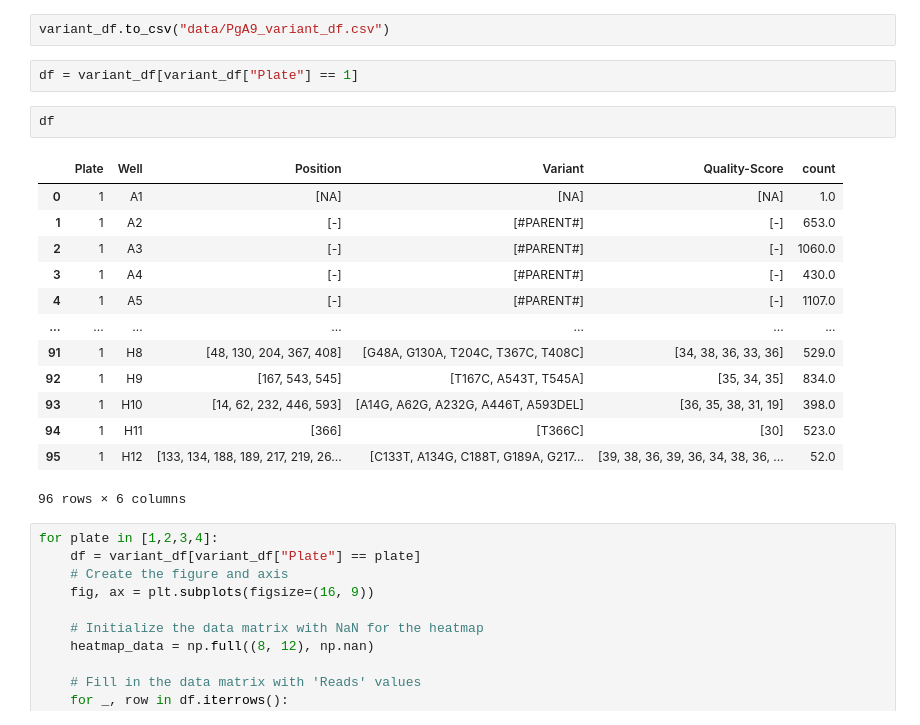
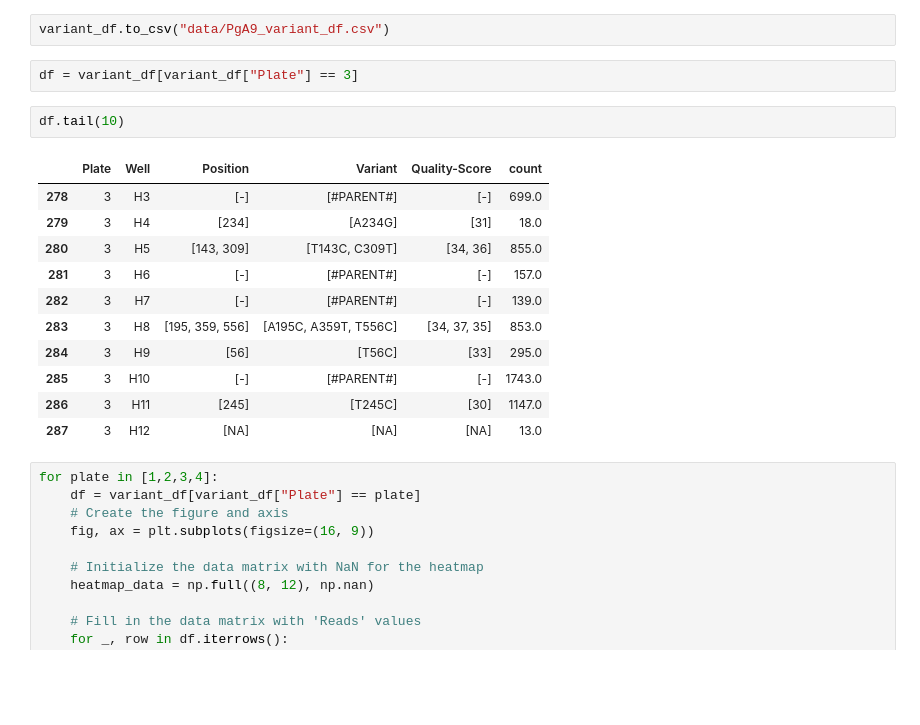
Before and after one commit to fhalab/LevSeq, a Jupyter notebook: examples/data_analysis.ipynb, the cells around one changed output. Cells and saved outputs as stored; diff of their text form; blank space fills up the shorter version.

```diff
--- a/examples/data_analysis.ipynb
+++ b/examples/data_analysis.ipynb
@@ -905,23 +911,21 @@ variant_df = analyser.get_variant_df_custom(demultiplexer_path, template_fasta,
 # %%
 variant_df.to_csv("data/PgA9_variant_df.csv")
 # %%
-df = variant_df[variant_df["Plate"] == 1]
+df = variant_df[variant_df["Plate"] == 3]
 # %%
-df
+df.tail(10)
 # %% [output]
 |  | Plate | Well | Position | Variant | Quality-Score | count |
-| 0 | 1 | A1 | [NA] | [NA] | [NA] | 1.0 |
-| 1 | 1 | A2 | [-] | [#PARENT#] | [-] | 653.0 |
-| 2 | 1 | A3 | [-] | [#PARENT#] | [-] | 1060.0 |
-| 3 | 1 | A4 | [-] | [#PARENT#] | [-] | 430.0 |
-| 4 | 1 | A5 | [-] | [#PARENT#] | [-] | 1107.0 |
-| ... | ... | ... | ... | ... | ... | ... |
-| 91 | 1 | H8 | [48, 130, 204, 367, 408] | [G48A, G130A, T204C, T367C, T408C] | [34, 38, 36, 33, 36] | 529.0 |
-| 92 | 1 | H9 | [167, 543, 545] | [T167C, A543T, T545A] | [35, 34, 35] | 834.0 |
-| 93 | 1 | H10 | [14, 62, 232, 446, 593] | [A14G, A62G, A232G, A446T, A593DEL] | [36, 35, 38, 31, 19] | 398.0 |
-| 94 | 1 | H11 | [366] | [T366C] | [30] | 523.0 |
-| 95 | 1 | H12 | [133, 134, 188, 189, 217, 219, 26... | [C133T, A134G, C188T, G189A, G217... | [39, 38, 36, 39, 36, 34, 38, 36, ... | 52.0 |
+| 278 | 3 | H3 | [-] | [#PARENT#] | [-] | 699.0 |
+| 279 | 3 | H4 | [234] | [A234G] | [31] | 18.0 |
+| 280 | 3 | H5 | [143, 309] | [T143C, C309T] | [34, 36] | 855.0 |
+| 281 | 3 | H6 | [-] | [#PARENT#] | [-] | 157.0 |
+| 282 | 3 | H7 | [-] | [#PARENT#] | [-] | 139.0 |
+| 283 | 3 | H8 | [195, 359, 556] | [A195C, A359T, T556C] | [34, 37, 35] | 853.0 |
+| 284 | 3 | H9 | [56] | [T56C] | [33] | 295.0 |
+| 285 | 3 | H10 | [-] | [#PARENT#] | [-] | 1743.0 |
+| 286 | 3 | H11 | [245] | [T245C] | [30] | 1147.0 |
+| 287 | 3 | H12 | [NA] | [NA] | [NA] | 13.0 |
-96 rows × 6 columns
 # %%
 for plate in [1,2,3,4]:
     df = variant_df[variant_df["Plate"] == plate]
```
Also changed, not shown: parts of 7 cells of this notebook, 2 other files.
